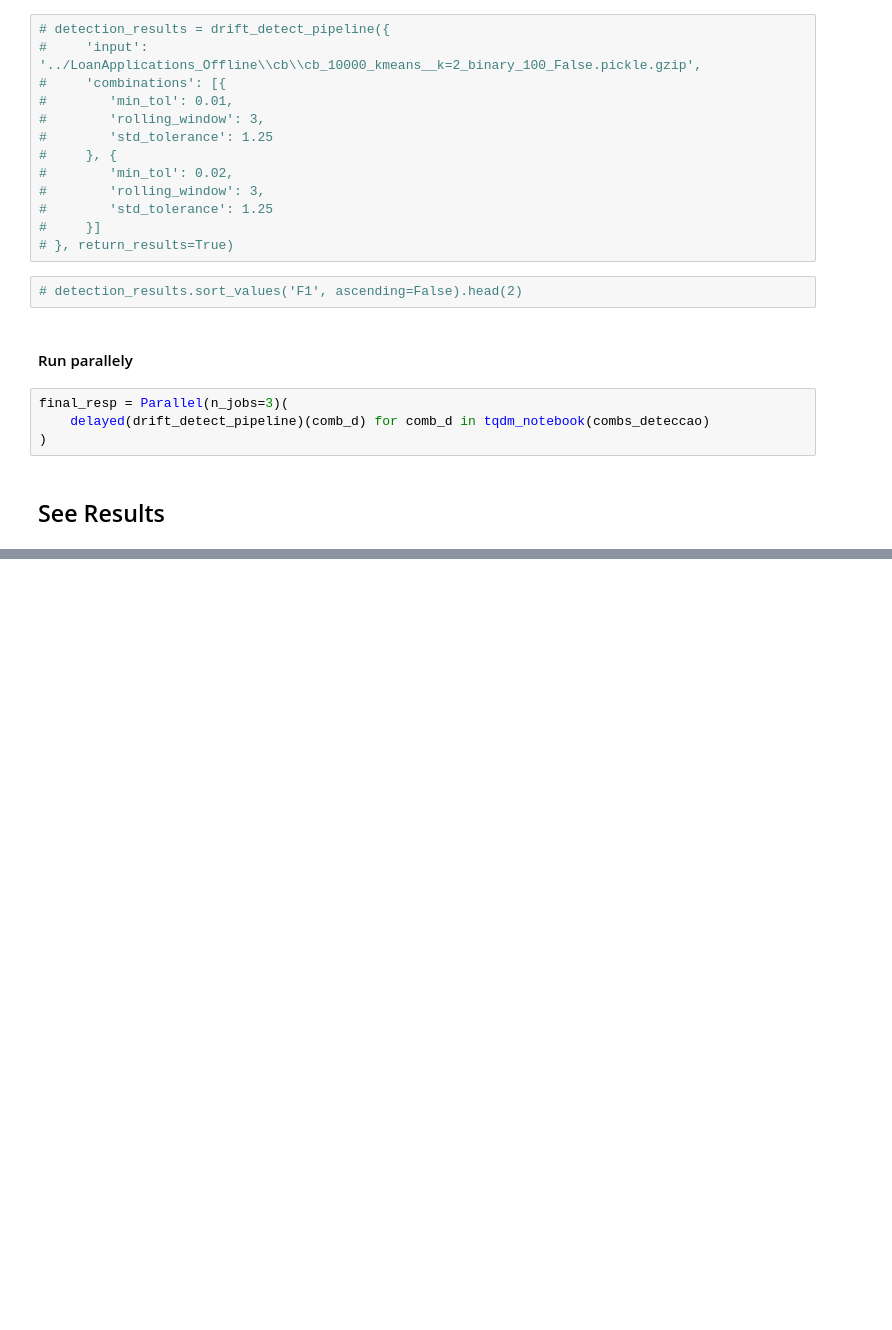
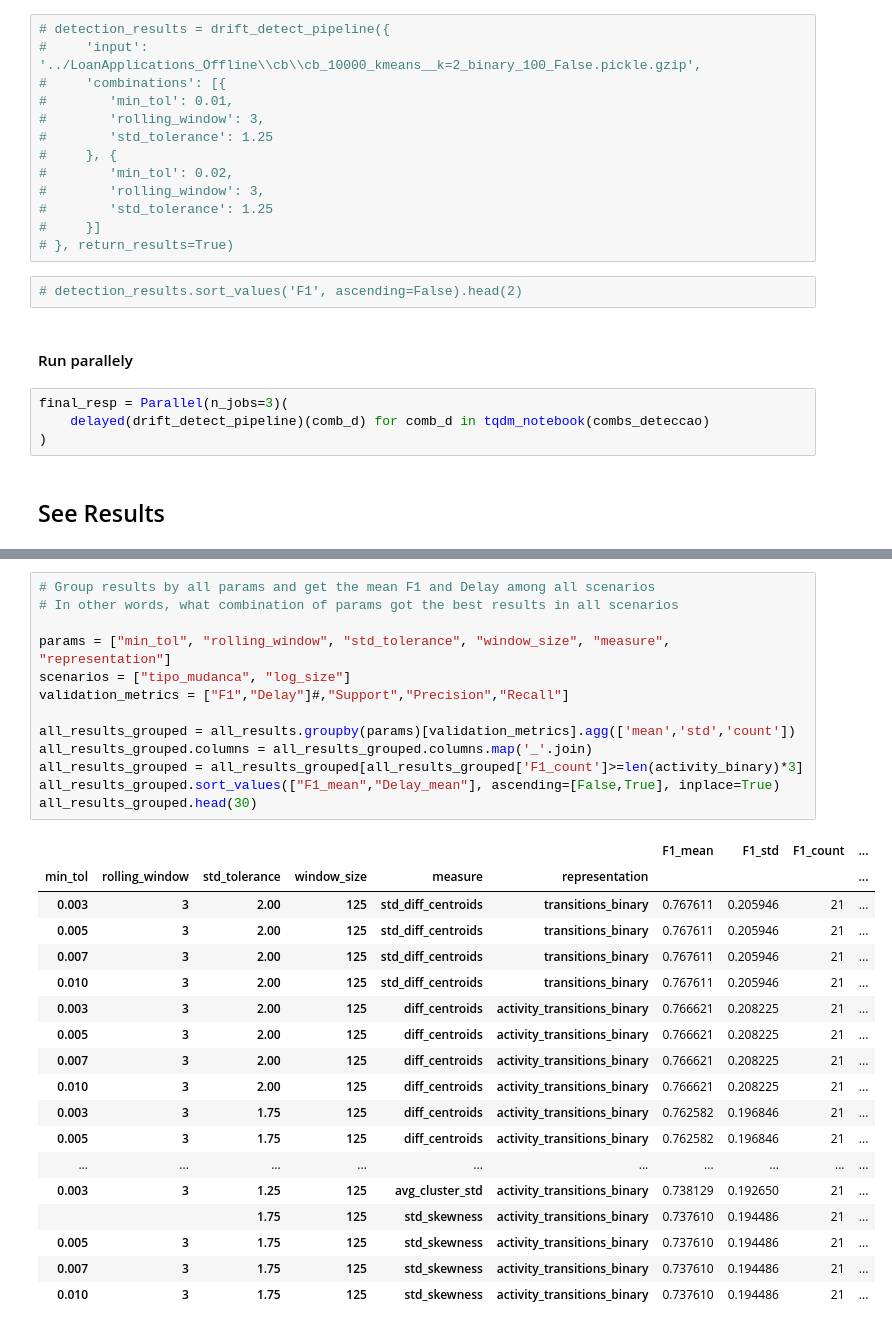
Before and after one commit to AC-Meira/trace_clustering_process_drift_detection, a Jupyter notebook: Experiments Execution with DBSCAN.ipynb, the cells around one changed output, grey strips where cells are left out. Drawn from its saved outputs; the diff is of its cells as text; blank space fills up the shorter version.

```diff
--- a/Experiments Execution with DBSCAN.ipynb
+++ b/Experiments Execution with DBSCAN.ipynb
@@ -447,0 +500,32 @@ all_results.to_excel('Resultados_CB_DBSCAN.xlsx')
+# %%
+# Group results by all params and get the mean F1 and Delay among all scenarios
+# In other words, what combination of params got the best results in all scenarios
+
+params = ["min_tol", "rolling_window", "std_tolerance", "window_size", "measure", "representation"]
+scenarios = ["tipo_mudanca", "log_size"]
+validation_metrics = ["F1","Delay"]#,"Support","Precision","Recall"]
+
+all_results_grouped = all_results.groupby(params)[validation_metrics].agg(['mean','std','count'])
+all_results_grouped.columns = all_results_grouped.columns.map('_'.join)
+all_results_grouped = all_results_grouped[all_results_grouped['F1_count']>=len(activity_binary)*3]
+all_results_grouped.sort_values(["F1_mean","Delay_mean"], ascending=[False,True], inplace=True)
+all_results_grouped.head(30)
+# %% [output]
+|  |  |  |  |  |  | F1_mean | F1_std | F1_count | ... |
+| min_tol | rolling_window | std_tolerance | window_size | measure | representation |  |  |  | ... |
+| 0.003 | 3 | 2.00 | 125 | std_diff_centroids | transitions_binary | 0.767611 | 0.205946 | 21 | ... |
+| 0.005 | 3 | 2.00 | 125 | std_diff_centroids | transitions_binary | 0.767611 | 0.205946 | 21 | ... |
+| 0.007 | 3 | 2.00 | 125 | std_diff_centroids | transitions_binary | 0.767611 | 0.205946 | 21 | ... |
+| 0.010 | 3 | 2.00 | 125 | std_diff_centroids | transitions_binary | 0.767611 | 0.205946 | 21 | ... |
+| 0.003 | 3 | 2.00 | 125 | diff_centroids | activity_transitions_binary | 0.766621 | 0.208225 | 21 | ... |
+| 0.005 | 3 | 2.00 | 125 | diff_centroids | activity_transitions_binary | 0.766621 | 0.208225 | 21 | ... |
+| 0.007 | 3 | 2.00 | 125 | diff_centroids | activity_transitions_binary | 0.766621 | 0.208225 | 21 | ... |
+| 0.010 | 3 | 2.00 | 125 | diff_centroids | activity_transitions_binary | 0.766621 | 0.208225 | 21 | ... |
+| 0.003 | 3 | 1.75 | 125 | diff_centroids | activity_transitions_binary | 0.762582 | 0.196846 | 21 | ... |
+| 0.005 | 3 | 1.75 | 125 | diff_centroids | activity_transitions_binary | 0.762582 | 0.196846 | 21 | ... |
+| ... | ... | ... | ... | ... | ... | ... | ... | ... | ... |
+| 0.003 | 3 | 1.25 | 125 | avg_cluster_std | activity_transitions_binary | 0.738129 | 0.192650 | 21 | ... |
+|  |  | 1.75 | 125 | std_skewness | activity_transitions_binary | 0.737610 | 0.194486 | 21 | ... |
+| 0.005 | 3 | 1.75 | 125 | std_skewness | activity_transitions_binary | 0.737610 | 0.194486 | 21 | ... |
+| 0.007 | 3 | 1.75 | 125 | std_skewness | activity_transitions_binary | 0.737610 | 0.194486 | 21 | ... |
+| 0.010 | 3 | 1.75 | 125 | std_skewness | activity_transitions_binary | 0.737610 | 0.194486 | 21 | ... |
```
Also changed, not shown: parts of 22 cells of this notebook, 2 other files.
